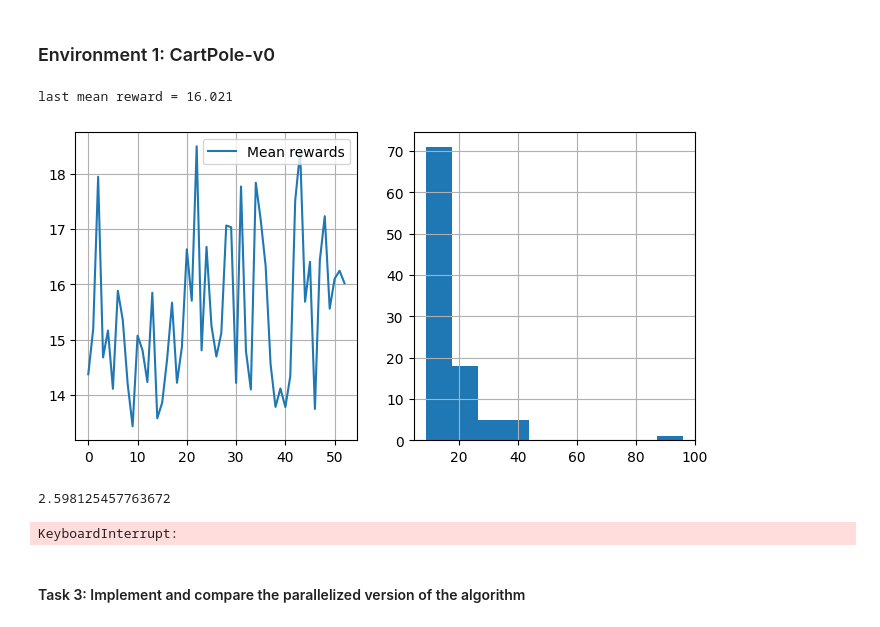
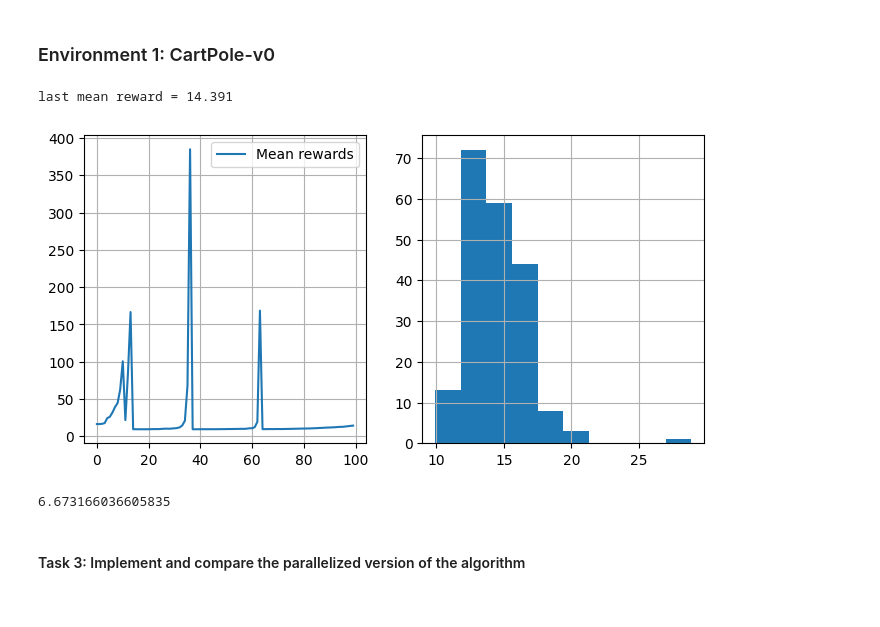
Before and after one commit to crustaceano/Practical_RL, a Jupyter notebook: week01_intro/seminar-es-task.ipynb, the cells around one changed output. Saved outputs shown, nothing was run; the diff lists cells and outputs as text; code cells hidden in the pictures.

```diff
--- a/week01_intro/seminar-es-task.ipynb
+++ b/week01_intro/seminar-es-task.ipynb
@@ -148,6 +162,6 @@ class RandomPolicy:
     def get_action(self, state):
         return np.random.choice(self.n_actions)
 # %%
-total_reward = display_session(tmp_env, RandomPolicy(n_actions))
+total_reward = display_session(tmp_env, RandomPolicy(n_actions), t_max=10**4)
 print('Total reward: ', total_reward)
 # %% [output]
@@ -243,7 +253,7 @@ array([-1.34164079, -0.4472136 ,  0.4472136 ,  1.34164079])
 #### Task 1: Implement the algorithm
 # %%
 class EvolutionManager:
-    def __init__(self, get_env_function, lr=0.001, std=0.01, n_samples = 64, normalize=True):
+    def __init__(self, get_env_function, lr=0.001, std=0.01, n_samples = 64, normalize=False):
         super().__init__()
 
         self.lr = lr
@@ -281,7 +291,8 @@ class EvolutionManager:
         with torch.no_grad():
           rewards = torch.zeros(self.n_samples)
           model_params_raveled = torch.cat([p.view(-1) for p in model.parameters()])
-          noises = torch.stack([torch.randn_like(model_params_raveled) for i in range(self.n_samples)])
+
+          noises = torch.tensor(np.random.randn(self.n_samples, model_params_raveled.numel()))
 
           for i in range(self.n_samples):
             noised_model = add_noise_to_model(model, noises[i], copy=True)
@@ -316,12 +327,12 @@ class EvolutionManager:
 ### Neural policy
 # %%
 class MLPPolicy(nn.Module):
-    def __init__(self, state_size, n_actions):
+    def __init__(self, state_size, n_actions, hidden_state_size=10):
         super().__init__()
         self.model = nn.Sequential(
-            nn.Linear(state_size, 10),
+            nn.Linear(state_size, hidden_state_size),
             nn.ReLU(),
-            nn.Linear(10, n_actions),
+            nn.Linear(hidden_state_size, n_actions),
             nn.Softmax(dim=-1)
         )
 
@@ -339,19 +350,18 @@ def get_env_function():
 # %%
 n_states = tmp_env.observation_space.shape[0]
 n_actions = tmp_env.action_space.n
-model = MLPPolicy(n_states, n_actions)
+model = MLPPolicy(n_states, n_actions, 20)
 # %%
-algorithm = EvolutionManager(get_env_function, n_samples=100)
+algorithm = EvolutionManager(get_env_function, n_samples=200)
 
 for i in range(100):
     t = time.time()
     algorithm.step(model)
     print(time.time() - t)
 # %% [output]
-last mean reward = 16.021
+last mean reward = 14.391
-[figure, old version]
+[figure, new version]
-2.598125457763672
+6.673166036605835
-KeyboardInterrupt:
 # %% [markdown]
 #### Task 3: Implement and compare the parallelized version of the algorithm
 # %%
```
Also changed, not shown: parts of 6 cells of this notebook.
